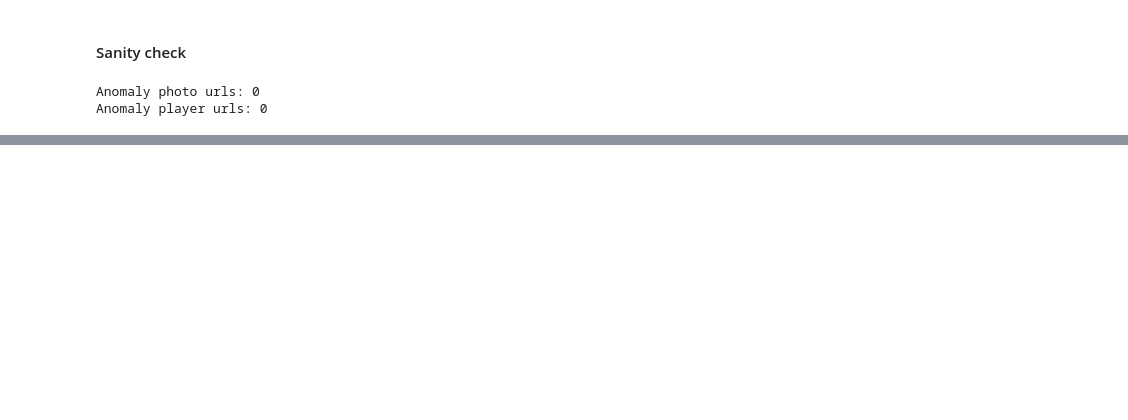
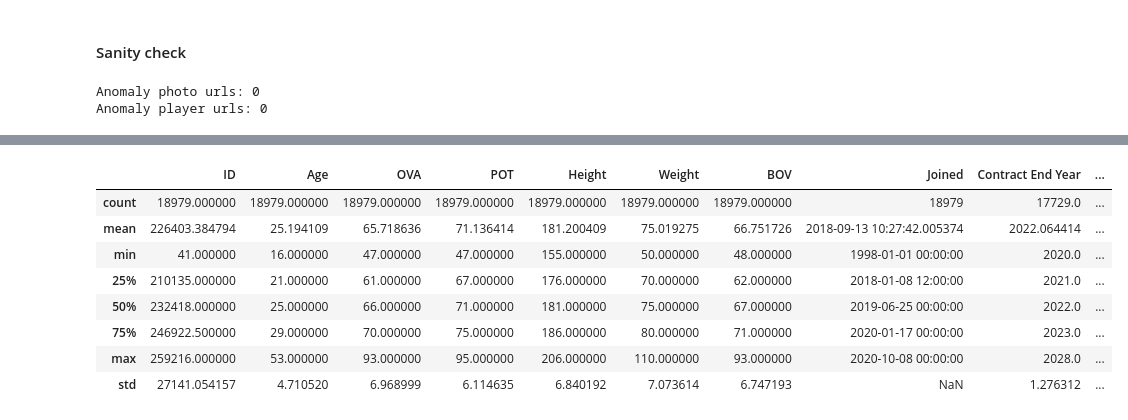
Before and after one commit to Gerum-Berhanu/data-cleaning, a Jupyter notebook: projects/04_fifa_21/data_cleaning.ipynb, the cells around one changed output, grey strips where cells are left out. Drawn from its saved outputs; the diff is of its cells as text; code cells hidden in the pictures; blank space fills up the shorter version.

Commit message:
concluding df_info cleaning

```diff
--- a/projects/04_fifa_21/data_cleaning.ipynb
+++ b/projects/04_fifa_21/data_cleaning.ipynb
@@ -550,0 +575,12 @@ Anomaly player urls: 0
+# %%
+df_info.describe()
+# %% [output]
+|  | ID | Age | OVA | POT | Height | Weight | BOV | Joined | Contract End Year | ... |
+| count | 18979.000000 | 18979.000000 | 18979.000000 | 18979.000000 | 18979.000000 | 18979.000000 | 18979.000000 | 18979 | 17729.0 | ... |
+| mean | 226403.384794 | 25.194109 | 65.718636 | 71.136414 | 181.200409 | 75.019275 | 66.751726 | 2018-09-13 10:27:42.005374 | 2022.064414 | ... |
+| min | 41.000000 | 16.000000 | 47.000000 | 47.000000 | 155.000000 | 50.000000 | 48.000000 | 1998-01-01 00:00:00 | 2020.0 | ... |
+| 25% | 210135.000000 | 21.000000 | 61.000000 | 67.000000 | 176.000000 | 70.000000 | 62.000000 | 2018-01-08 12:00:00 | 2021.0 | ... |
+| 50% | 232418.000000 | 25.000000 | 66.000000 | 71.000000 | 181.000000 | 75.000000 | 67.000000 | 2019-06-25 00:00:00 | 2022.0 | ... |
+| 75% | 246922.500000 | 29.000000 | 70.000000 | 75.000000 | 186.000000 | 80.000000 | 71.000000 | 2020-01-17 00:00:00 | 2023.0 | ... |
+| max | 259216.000000 | 53.000000 | 93.000000 | 95.000000 | 206.000000 | 110.000000 | 93.000000 | 2020-10-08 00:00:00 | 2028.0 | ... |
+| std | 27141.054157 | 4.710520 | 6.968999 | 6.114635 | 6.840192 | 7.073614 | 6.747193 | NaN | 1.276312 | ... |
```
Also changed, not shown: parts of 6 cells of this notebook.
